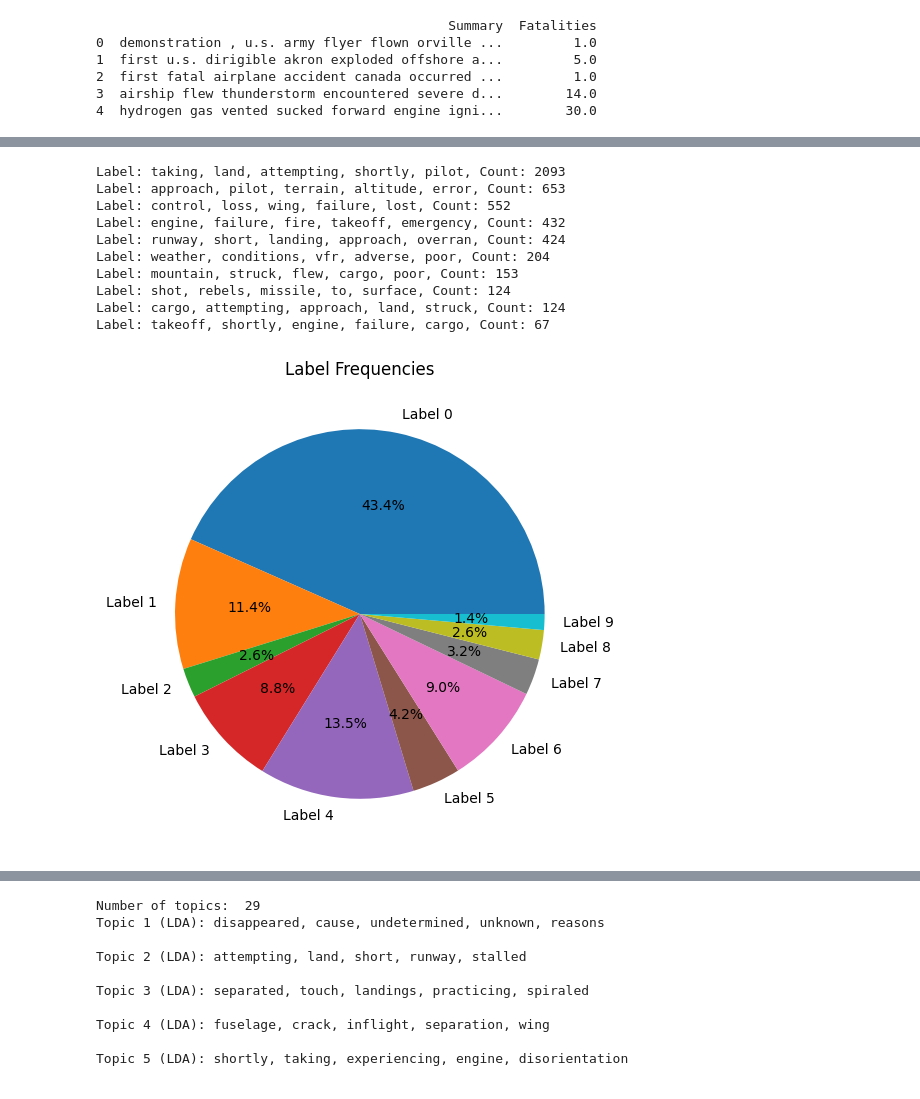
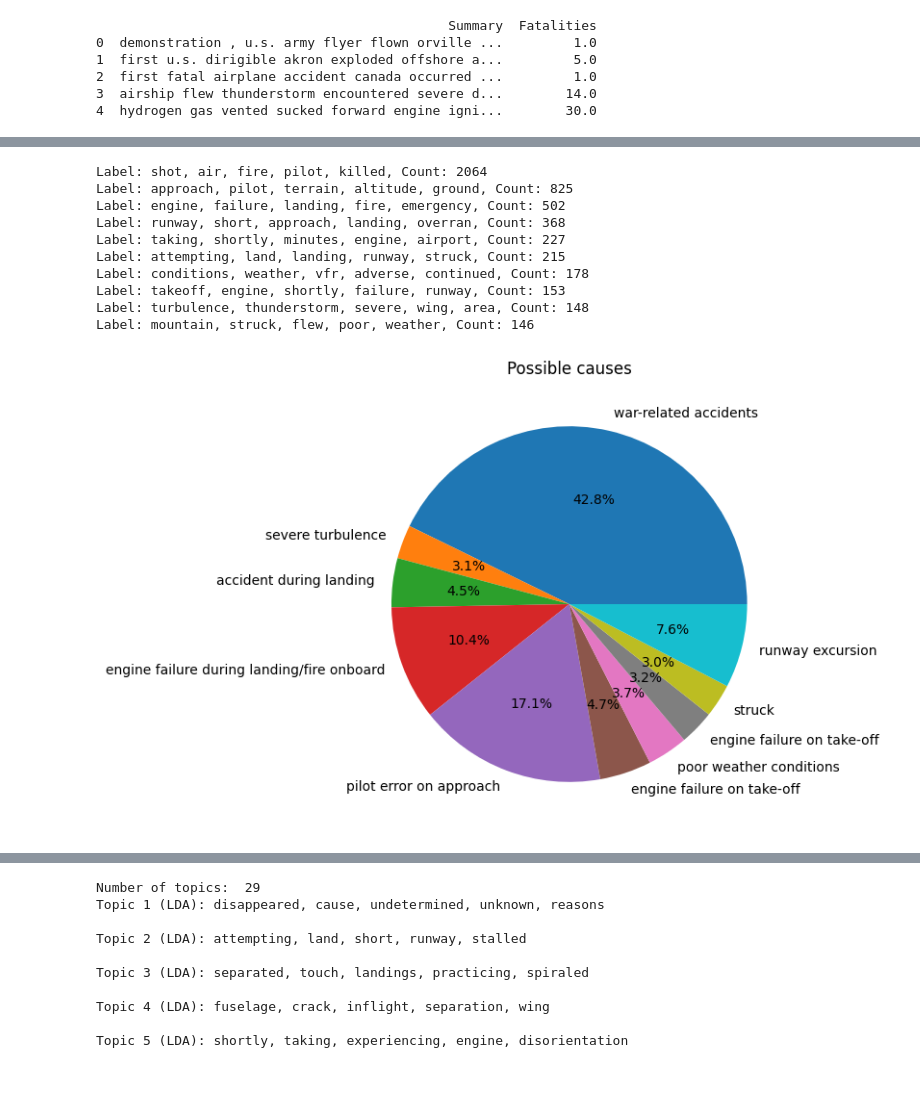
Before and after one commit to zlattah/air_crash_analysis, a Jupyter notebook: causes.ipynb, the cells around one changed output, grey strips where cells are left out. Saved outputs shown, nothing was run; the diff lists cells and outputs as text; code cells hidden in the pictures.

Commit message:
Added prewar and postwar

```diff
--- a/causes.ipynb
+++ b/causes.ipynb
@@ -57,18 +92,22 @@ print(df.head())
 3  airship flew thunderstorm encountered severe d...        14.0
 4  hydrogen gas vented sucked forward engine igni...        30.0
 # %%
-# Initialize the TF-IDF vectorizer
+
+    # Fill missing values in the 'Summary' column with an empty string
+df['Summary'] = df['Summary'].fillna('')
+
+    # Initialize the TF-IDF vectorizer
 vectorizer = TfidfVectorizer()
 
-# Fit and transform the data
+    # Fit and transform the data
 features = vectorizer.fit_transform(df['Summary'])
 
-# Convert the features to a DataFrame
+    # Convert the features to a DataFrame
 features_df = pd.DataFrame(
     features.toarray(),
     columns=vectorizer.get_feature_names_out(),
     index=df.index
 )
 
-# Print the feature matrix
-print(features_df)
+    # Print the feature matrix
+    #print(features_df)
@@ -131,0 +230,15 @@ plt.show()
+# %%
+
+##preprocessing for data prewar
+dfp = df_prewar[['Summary', 'Fatalities']]
+dfp = dfp.drop_duplicates()
+dfp = dfp.dropna(subset=['Summary', 'Fatalities'])
+
+    # Data cleaning and standardization
+dfp['Summary'] = dfp['Summary'].str.lower()  # Convert to lowercase
+dfp['Summary'] = dfp['Summary'].str.replace(r'[^\w\s]', '')  # Remove punctuation
+
+    # Tokenize the text and remove stopwords
+stop_words = set(stopwords.words('english'))
+stop_words.update(['plane', 'aircraft', 'flight','crashed','en','route','sea','miles','ft','000','500','200','mt'])  # Add additional words to remove
+dfp['Summary'] = dfp['Summary'].apply(lambda x: ' '.join([word for word in word_tokenize(x) if word not in stop_words]))
@@ -134,9 +323,10 @@ plt.show()
 vectorizer = TfidfVectorizer()
 
 stop_words = set(stopwords.words('english'))
-stop_words.update(['feet','ft','plane', 'aircraft', 'flight','crashed','en','route','sea'])  # Add additional words to remove
+stop_words.update(['cargo','feet','ft','plane', 'aircraft', 'flight','crashed','en','route','sea'])  # Add additional words to remove
 stop_words.update(['000','55','miles','ft','000','500','200','mt','rio','de','janeiro'])
 df['Summary'] = df['Summary'].apply(lambda x: ' '.join([word for word in word_tokenize(x) if word not in stop_words]))
+
 
 # Fit and transform the data
 features = vectorizer.fit_transform(df['Summary'])
@@ -185,44 +375,44 @@ for label, count in most_common_labels:
     print(f"Label: {label}, Count: {count}")
 
 # Count the occurrences of each label
 label_counts = Counter(all_labels)
 
 # Get the labels and their frequencies
 labels = [f"Label {i}" for i in range(k)]
-#labels = ["Shot","pilot error", "engine failure on takeoff","short runway approach", "fog", "poor weather conditions", "cargo-related landing", "collision midair", "struck","severe turbulence","engine failure","engine burst into flames","crashed into mountains", "never found/dissapeared","overloaded plane" ]
+labels = ["war-related accidents","severe turbulence", "accident during landing","engine failure during landing/fire onboard","pilot error on approach","engine failure on take-off","poor weather conditions", "engine failure on take-off", "struck","runway excursion" ]
 frequencies = list(label_counts.values())
 
 # Create the pie chart
 plt.figure(figsize=(8, 6))
 plt.pie(frequencies, labels=labels, autopct='%1.1f%%')
-plt.title('Label Frequencies')
+plt.title('Possible causes')
 
 # Display the chart
 plt.show()
 print(df)
 # Concatenate all the labels into a single string
 #label_text = ' '.join(all_labels)
 
 # Tokenize the label text
 #tokens = label_text.split()
 
 # Count the occurrences of each word
 #word_counts = Counter(tokens)
 
 # Print the most common words and their frequencies
 #most_common_words = word_counts.most_common()
 #for word, count in most_common_words:
 #    print(f"Word: {word}, Count: {count}")
 # %% [output]
-Label: taking, land, attempting, shortly, pilot, Count: 2093
-Label: approach, pilot, terrain, altitude, error, Count: 653
-Label: control, loss, wing, failure, lost, Count: 552
-Label: engine, failure, fire, takeoff, emergency, Count: 432
-Label: runway, short, landing, approach, overran, Count: 424
-Label: weather, conditions, vfr, adverse, poor, Count: 204
-Label: mountain, struck, flew, cargo, poor, Count: 153
-Label: shot, rebels, missile, to, surface, Count: 124
-Label: cargo, attempting, approach, land, struck, Count: 124
-Label: takeoff, shortly, engine, failure, cargo, Count: 67
+Label: shot, air, fire, pilot, killed, Count: 2064
+Label: approach, pilot, terrain, altitude, ground, Count: 825
+Label: engine, failure, landing, fire, emergency, Count: 502
+Label: runway, short, approach, landing, overran, Count: 368
+Label: taking, shortly, minutes, engine, airport, Count: 227
+Label: attempting, land, landing, runway, struck, Count: 215
+Label: conditions, weather, vfr, adverse, continued, Count: 178
+Label: takeoff, engine, shortly, failure, runway, Count: 153
+Label: turbulence, thunderstorm, severe, wing, area, Count: 148
+Label: mountain, struck, flew, poor, weather, Count: 146
-[figure, old version]
+[figure, new version]
                                                 Summary  Fatalities  Cluster  \
```
Also changed, not shown: parts of 13 cells of this notebook, 8 other files.
